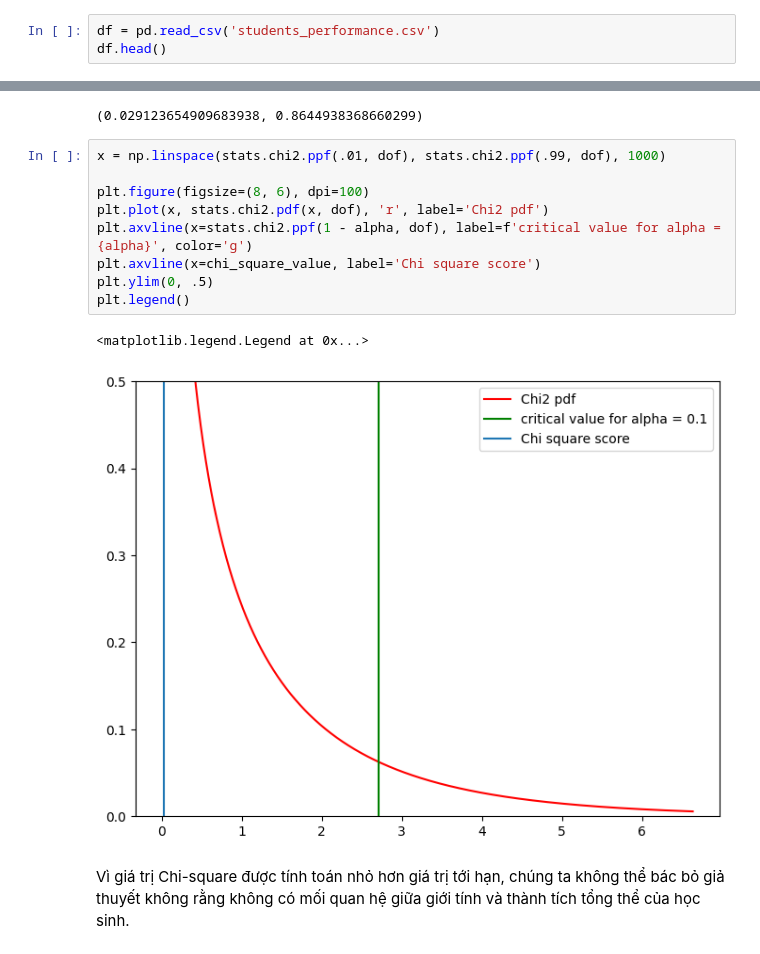
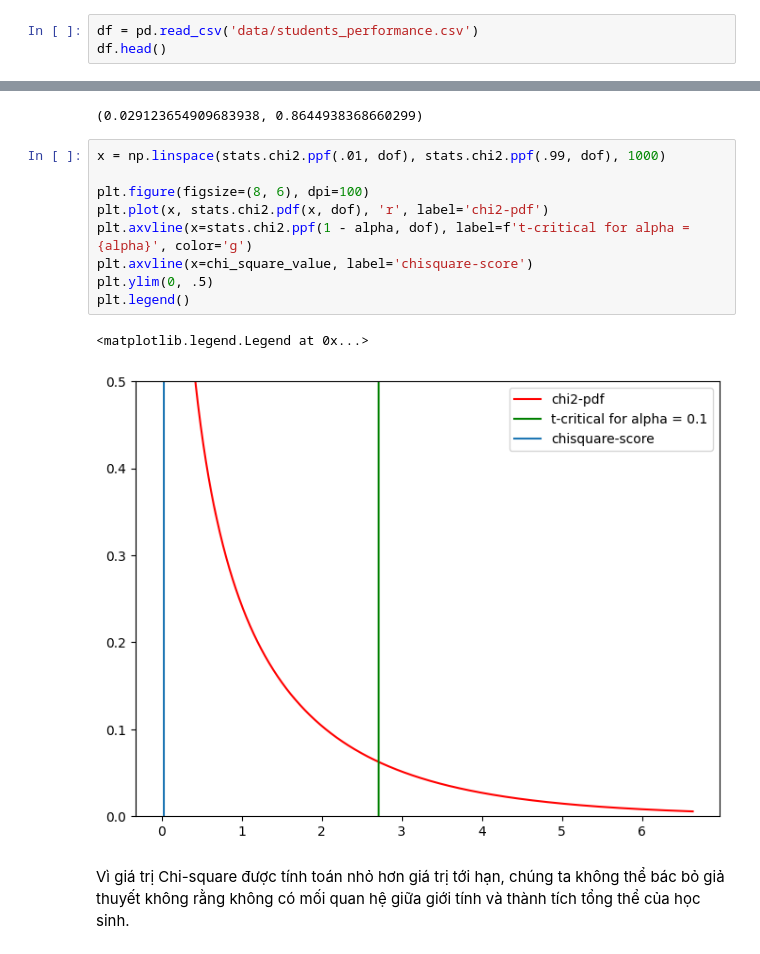
Before and after one commit to Tynab/Inferential-Statistics, a Jupyter notebook: ML03_BaiTap_An.ipynb, the cells around one changed output, grey strips where cells are left out. Saved outputs shown, nothing was run; the diff lists cells and outputs as text.

```diff
--- a/ML03_BaiTap_An.ipynb
+++ b/ML03_BaiTap_An.ipynb
@@ -123,7 +123,7 @@ plt.legend()
 # %% [markdown]
 Dữ liệu: tập dữ liệu bao gồm các điểm của học sinh trong các môn học khác nhau.
 # %%
-df = pd.read_csv('students_performance.csv')
+df = pd.read_csv('data/students_performance.csv')
 df.head()
 # %% [output]
 |  | gender | race/ethnicity | parental level of education | lunch | test preparation course | math score | ... |
@@ -493,15 +493,15 @@ chi_statistic, p_value
 # %%
 x = np.linspace(stats.chi2.ppf(.01, dof), stats.chi2.ppf(.99, dof), 1000)
 
 plt.figure(figsize=(8, 6), dpi=100)
-plt.plot(x, stats.chi2.pdf(x, dof), 'r', label='Chi2 pdf')
-plt.axvline(x=stats.chi2.ppf(1 - alpha, dof), label=f'critical value for alpha = {alpha}', color='g')
-plt.axvline(x=chi_square_value, label='Chi square score')
+plt.plot(x, stats.chi2.pdf(x, dof), 'r', label='chi2-pdf')
+plt.axvline(x=stats.chi2.ppf(1 - alpha, dof), label=f't-critical for alpha = {alpha}', color='g')
+plt.axvline(x=chi_square_value, label='chisquare-score')
 plt.ylim(0, .5)
 plt.legend()
 # %% [output]
 <matplotlib.legend.Legend at 0x...>
-[figure, old version]
+[figure, new version]
 # %% [markdown]
 Vì giá trị Chi-square được tính toán nhỏ hơn giá trị tới hạn, chúng ta không thể bác bỏ giả thuyết không rằng không có mối quan hệ giữa giới tính và thành tích tổng thể của học sinh.
 # %% [markdown]
```
Also changed, not shown: parts of 14 cells of this notebook, 5 other files.
